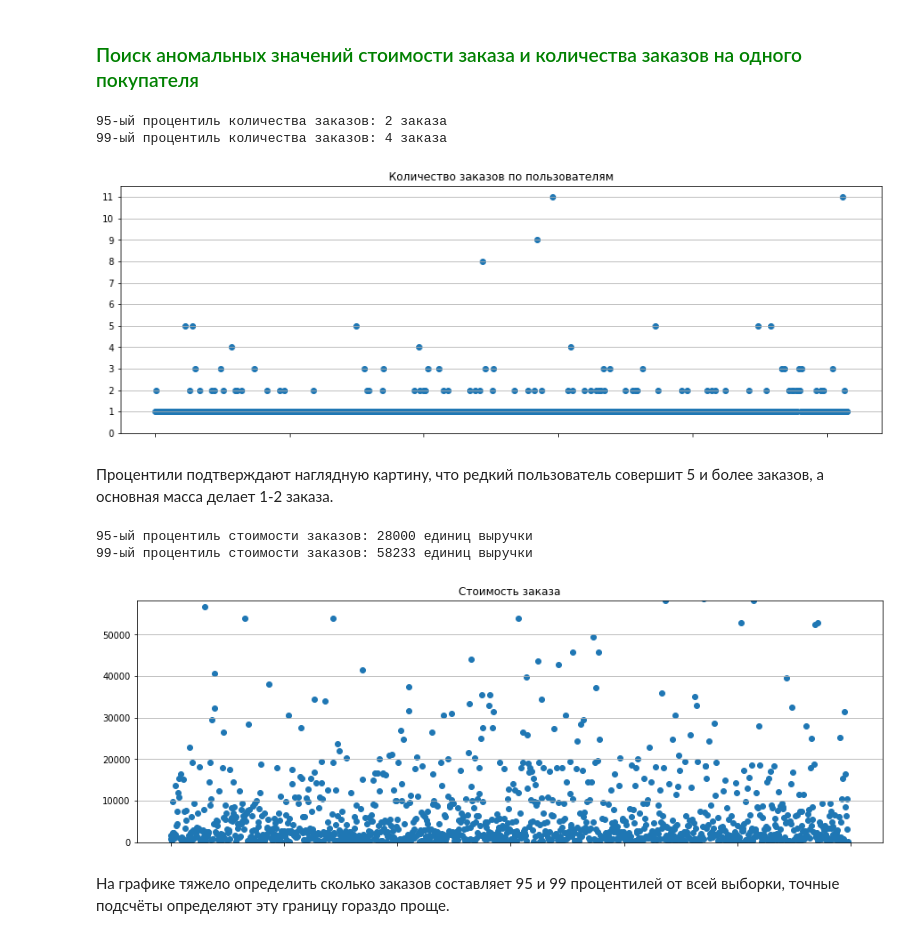
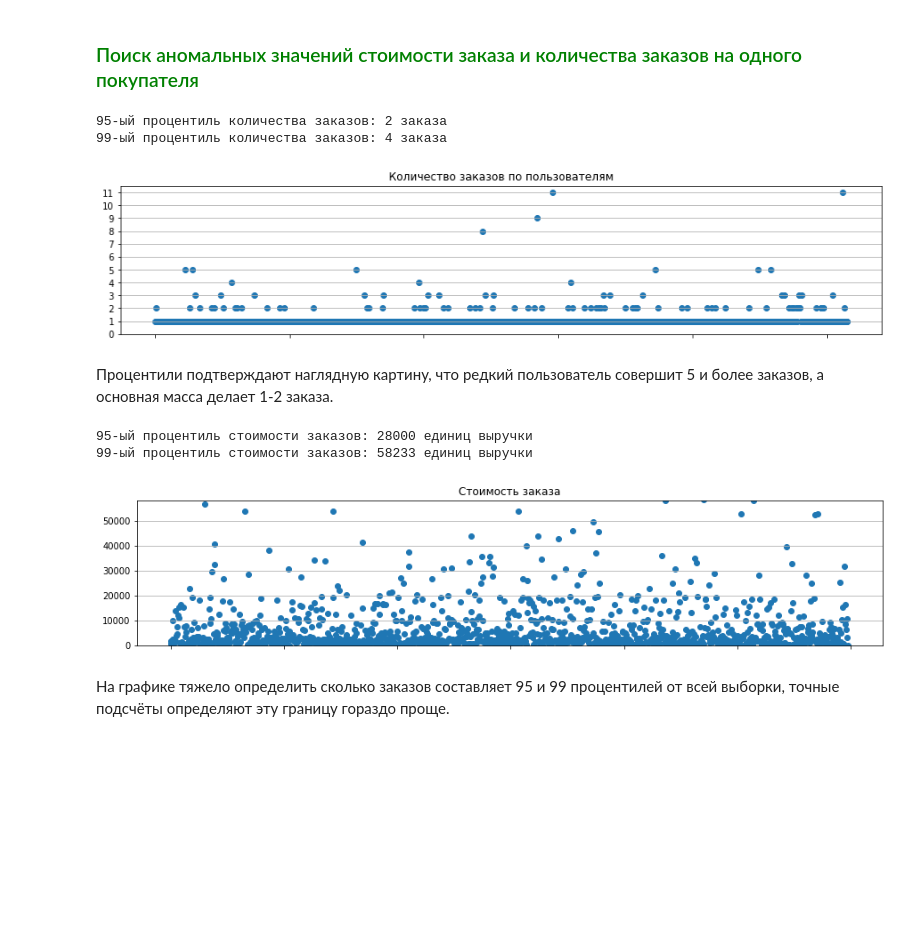
Before and after one commit to sergeipm/AB_test_online_shop, a Jupyter notebook: Крупный_интернет_магазин.ipynb, the cells around one changed output. Saved outputs shown, nothing was run; the diff lists cells and outputs as text; code cells hidden in the pictures; blank space fills up the shorter version.

```diff
--- a/Крупный_интернет_магазин.ipynb
+++ b/Крупный_интернет_магазин.ipynb
@@ -208,24 +198,24 @@ Text(0.5, 1.0, 'Относительное изменение кумулятив
 <h3 style="color:green">Поиск аномальных значений стоимости заказа и количества заказов на одного покупателя</h3>
 # %%
 x_values = pd.Series(range(0,len(orders.groupby('visitorId')['transactionId'].count())))
-fig = plt.figure(figsize=(15,5))
+fig = plt.figure(figsize=(15,3))
 plt.scatter(x_values ,orders.groupby('visitorId', as_index = False)['transactionId'].count()['transactionId'])
 plt.yticks([x*1 for x in range(12)])
 plt.grid(axis = 'y')
 plt.xticks([0.,  200.,  400.,  600.,  800., 1000.], labels = '')
 plt.title('Количество заказов по пользователям')
 print('95-ый процентиль количества заказов: {:.0f} заказа'.format(np.percentile(orders.groupby('visitorId',
       as_index = False)['transactionId'].count()['transactionId'], [95])[0]))
 print('99-ый процентиль количества заказов: {:.0f} заказа'.format(np.percentile(orders.groupby('visitorId',
       as_index = False)['transactionId'].count()['transactionId'], [99])[0]))
 # %% [output]
 95-ый процентиль количества заказов: 2 заказа
 99-ый процентиль количества заказов: 4 заказа
-[figure, old version]
+[figure, new version]
 # %% [markdown]
 Процентили подтверждают наглядную картину, что редкий пользователь совершит 5 и более заказов, а основная масса делает 1-2 заказа.
 # %%
-fig = plt.figure(figsize=(15,5))
+fig = plt.figure(figsize=(15,3))
 plt.scatter(orders.index, orders['revenue'])
 plt.ylim(0, 58223)
 plt.grid(axis = 'y')
@@ -237,7 +227,7 @@ print('99-ый процентиль стоимости заказов: {:.0f} е
 # %% [output]
 95-ый процентиль стоимости заказов: 28000 единиц выручки
 99-ый процентиль стоимости заказов: 58233 единиц выручки
-[figure, old version]
+[figure, new version]
 # %% [markdown]
 На графике тяжело определить сколько заказов составляет 95 и 99 процентилей от всей выборки, точные подсчёты определяют эту границу гораздо проще.
 # %% [markdown]
```
Also changed, not shown: parts of 12 cells of this notebook.
